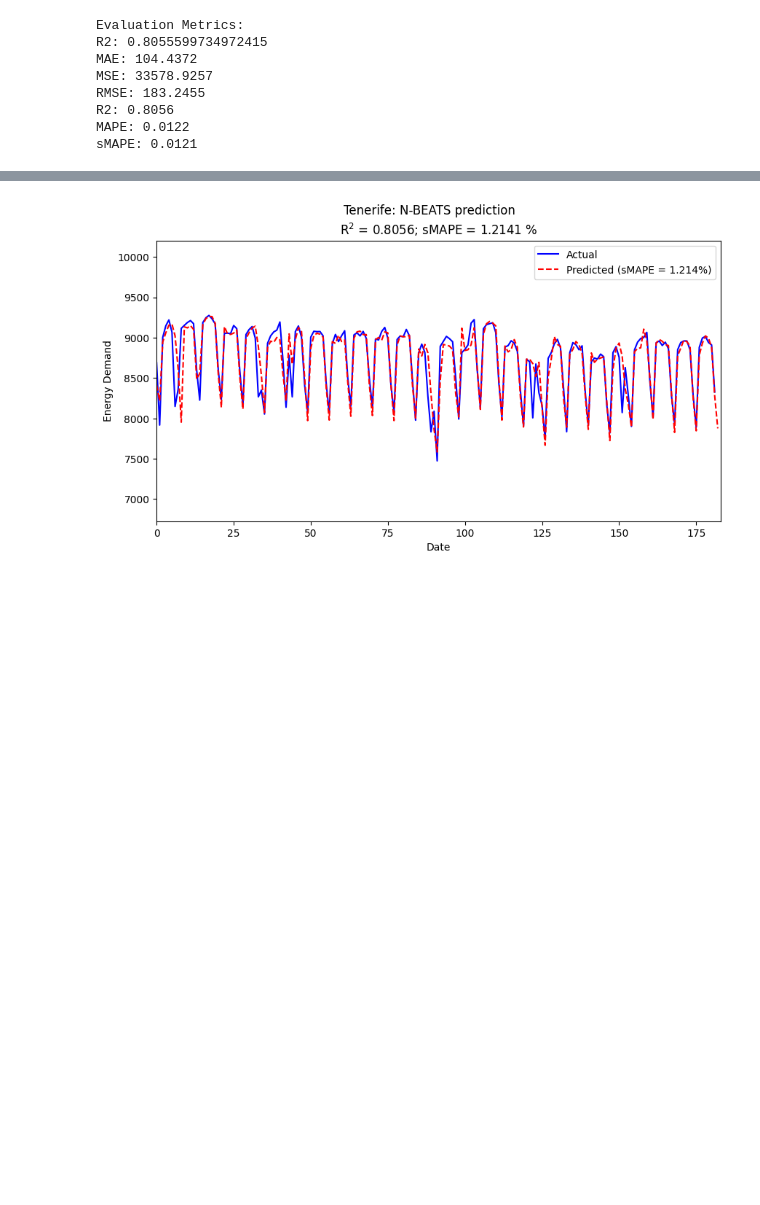
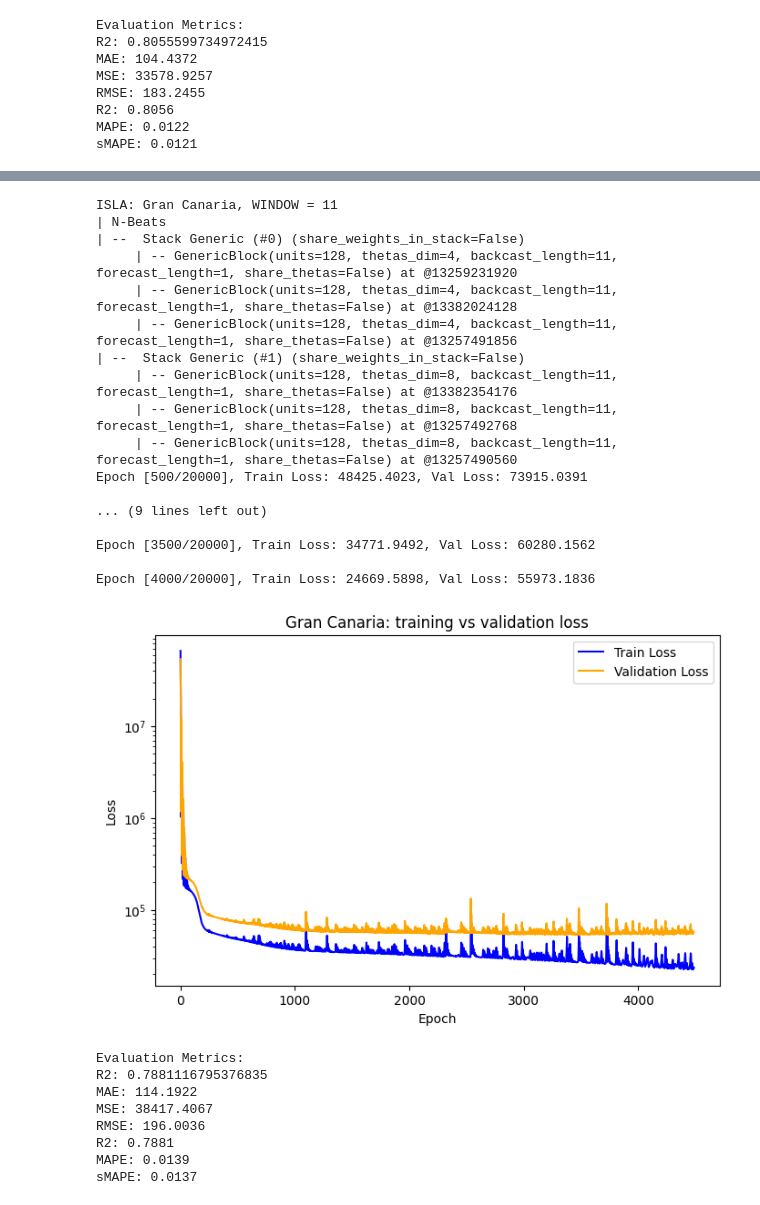
Before and after one commit to KhvatkinNikita/NUC-AI, a Jupyter notebook: notebooks/desfase.ipynb, the cells around one changed output, grey strips where cells are left out. Drawn from its saved outputs; the diff is of its cells as text; code cells hidden in the pictures; blank space fills up the shorter version.

```diff
--- a/notebooks/desfase.ipynb
+++ b/notebooks/desfase.ipynb
@@ -32,8 +32,8 @@ islas_dfs = d.local_data_loader(verbose=False)
 # islas = ['Tenerife', 'Gran Canaria', 'Lanzarote', 'Fuerteventura', 'La Palma', 'La Gomera', 'El Hierro']
 # windows = [9, 11, 11, 8, 7, 6, 19]
 
-islas = ['Tenerife']
-windows = [9]
+islas = ['Tenerife', 'Gran Canaria']
+windows = [9, 11]
 
 for isla, window in zip(islas, windows):
 
@@ -236,18 +236,43 @@ ISLA: Tenerife, WINDOW = 9
 Epoch [500/20000], Train Loss: 50838.7695, Val Loss: 65537.5859
 
 ... (19 lines left out)
 
 Epoch [6000/20000], Train Loss: 34652.0391, Val Loss: 52461.6211
 
 Epoch [6500/20000], Train Loss: 23444.1191, Val Loss: 48745.4648
 [figure]
 Evaluation Metrics:
 R2: 0.8055599734972415
 MAE: 104.4372
 MSE: 33578.9257
 RMSE: 183.2455
 R2: 0.8056
 MAPE: 0.0122
 sMAPE: 0.0121
 [figure]
+ISLA: Gran Canaria, WINDOW = 11
+| N-Beats
+| --  Stack Generic (#0) (share_weights_in_stack=False)
+     | -- GenericBlock(units=128, thetas_dim=4, backcast_length=11, forecast_length=1, share_thetas=False) at @13259231920
+     | -- GenericBlock(units=128, thetas_dim=4, backcast_length=11, forecast_length=1, share_thetas=False) at @13382024128
+     | -- GenericBlock(units=128, thetas_dim=4, backcast_length=11, forecast_length=1, share_thetas=False) at @13257491856
+| --  Stack Generic (#1) (share_weights_in_stack=False)
+     | -- GenericBlock(units=128, thetas_dim=8, backcast_length=11, forecast_length=1, share_thetas=False) at @13382354176
+     | -- GenericBlock(units=128, thetas_dim=8, backcast_length=11, forecast_length=1, share_thetas=False) at @13257492768
+     | -- GenericBlock(units=128, thetas_dim=8, backcast_length=11, forecast_length=1, share_thetas=False) at @13257490560
+Epoch [500/20000], Train Loss: 48425.4023, Val Loss: 73915.0391
+
+... (9 lines left out)
+
+Epoch [3500/20000], Train Loss: 34771.9492, Val Loss: 60280.1562
+
+Epoch [4000/20000], Train Loss: 24669.5898, Val Loss: 55973.1836
-[figure, old version]
+[figure, new version]
+Evaluation Metrics:
+R2: 0.7881116795376835
+MAE: 114.1922
+MSE: 38417.4067
+RMSE: 196.0036
+R2: 0.7881
+MAPE: 0.0139
+sMAPE: 0.0137
```
Also changed, not shown: parts of 1 cell of this notebook, 3 other files.
